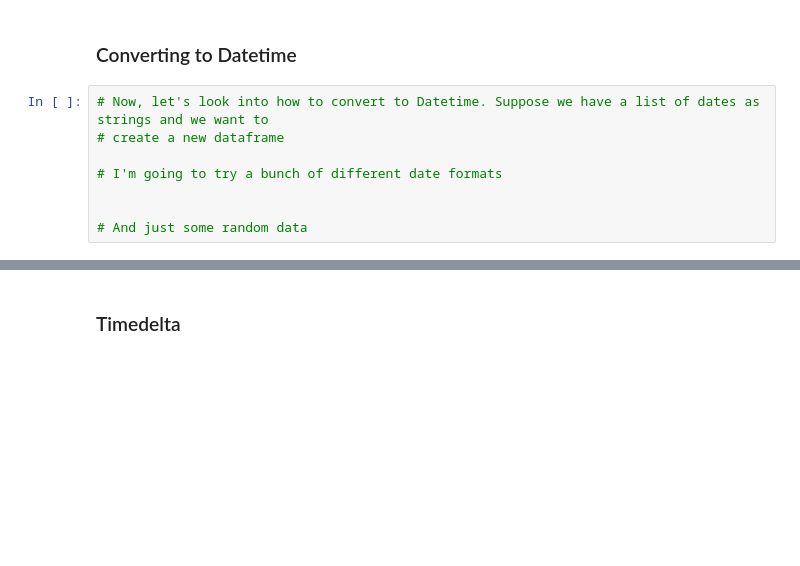
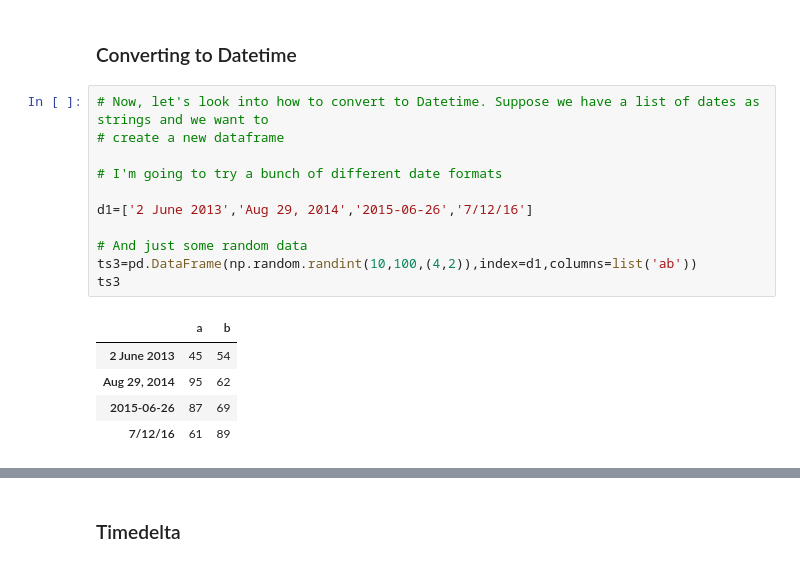
Before and after one commit to irinavalenzuela/Applied-Data-Science-Python, a Jupyter notebook: Week3_dataprocessing.ipynb, the cells around one changed output, grey strips where cells are left out. Drawn from its saved outputs; the diff is of its cells as text; blank space fills up the shorter version.

```diff
--- a/Week3_dataprocessing.ipynb
+++ b/Week3_dataprocessing.ipynb
@@ -1262,10 +1262,19 @@ pandas.core.indexes.period.PeriodIndex
 # %%
 # Now, let's look into how to convert to Datetime. Suppose we have a list of dates as strings and we want to
 # create a new dataframe
 
 # I'm going to try a bunch of different date formats
 
+d1=['2 June 2013','Aug 29, 2014','2015-06-26','7/12/16']
 
 # And just some random data
+ts3=pd.DataFrame(np.random.randint(10,100,(4,2)),index=d1,columns=list('ab'))
+ts3
+# %% [output]
+|  | a | b |
+| 2 June 2013 | 45 | 54 |
+| Aug 29, 2014 | 95 | 62 |
+| 2015-06-26 | 87 | 69 |
+| 7/12/16 | 61 | 89 |
 # %%
 # Using pandas to_datetime, pandas will try to convert these to Datetime and put them in a standard format.
```
Also changed, not shown: parts of 2 cells of this notebook.
